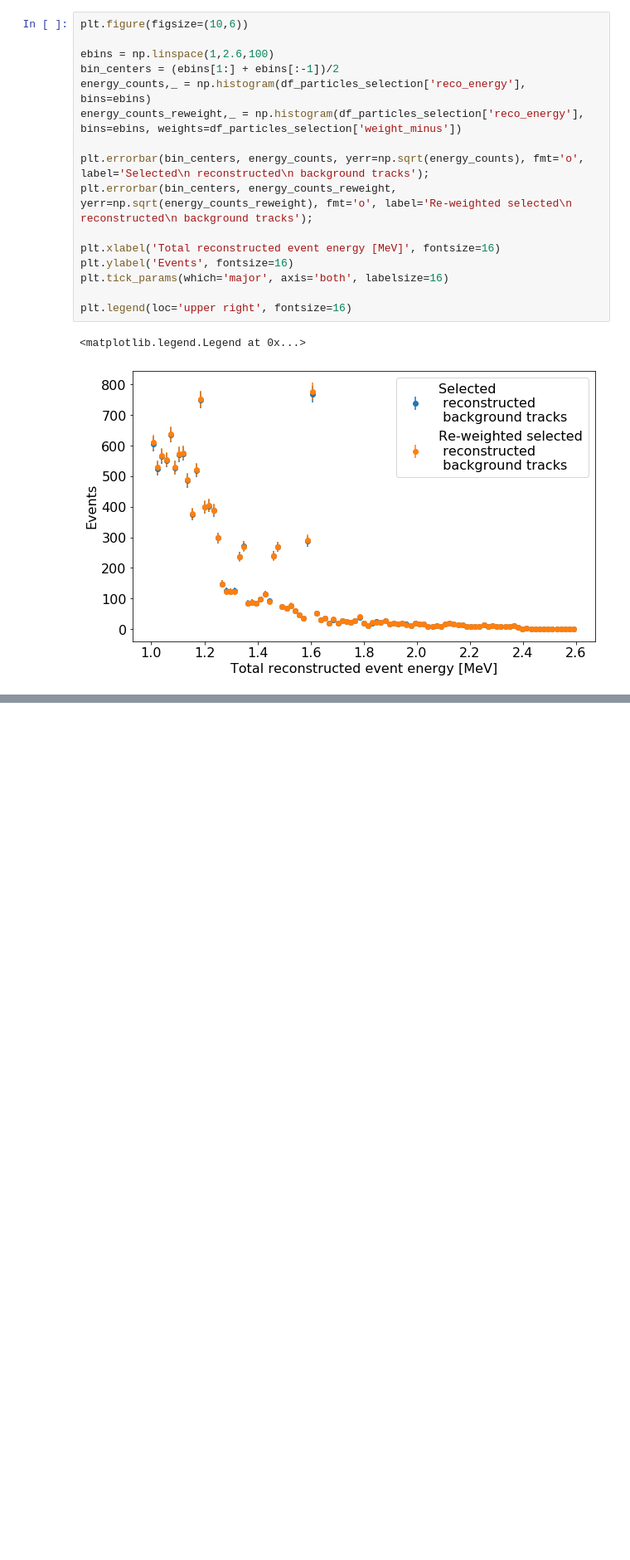
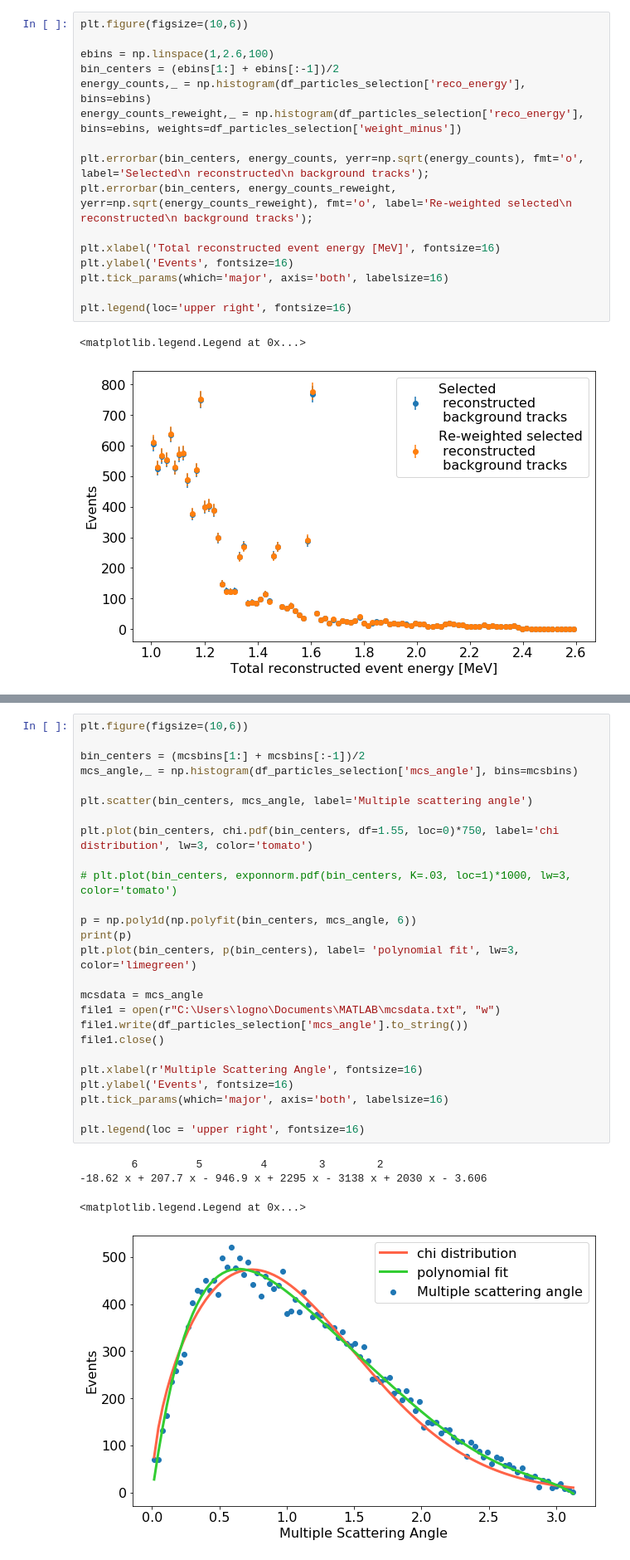
Before and after one commit to k-woodruff/bb2nu, a Jupyter notebook: bb2nu_BG_distribution.ipynb, the cells around one changed output, grey strips where cells are left out. Shown at 83% size. Saved outputs shown, nothing was run; the diff lists cells and outputs as text; blank space fills up the shorter version.

```diff
--- a/bb2nu_BG_distribution.ipynb
+++ b/bb2nu_BG_distribution.ipynb
@@ -454,3 +516,34 @@ Uncertainty: 0.27373761177524064
+# %%
+plt.figure(figsize=(10,6))
+
+bin_centers = (mcsbins[1:] + mcsbins[:-1])/2
+mcs_angle,_ = np.histogram(df_particles_selection['mcs_angle'], bins=mcsbins)
+
+plt.scatter(bin_centers, mcs_angle, label='Multiple scattering angle')
+
+plt.plot(bin_centers, chi.pdf(bin_centers, df=1.55, loc=0)*750, label='chi distribution', lw=3, color='tomato')
+
+# plt.plot(bin_centers, exponnorm.pdf(bin_centers, K=.03, loc=1)*1000, lw=3, color='tomato')
+
+p = np.poly1d(np.polyfit(bin_centers, mcs_angle, 6))
+print(p)
+plt.plot(bin_centers, p(bin_centers), label= 'polynomial fit', lw=3, color='limegreen')
+
+mcsdata = mcs_angle
+file1 = open(r"C:\Users\logno\Documents\MATLAB\mcsdata.txt", "w")
+file1.write(df_particles_selection['mcs_angle'].to_string())
+file1.close()
+
+plt.xlabel(r'Multiple Scattering Angle', fontsize=16)
+plt.ylabel('Events', fontsize=16)
+plt.tick_params(which='major', axis='both', labelsize=16)
+
+plt.legend(loc = 'upper right', fontsize=16)
+# %% [output]
+        6         5         4        3        2
+-18.62 x + 207.7 x - 946.9 x + 2295 x - 3138 x + 2030 x - 3.606
+<matplotlib.legend.Legend at 0x...>
+[figure, added]
 # %%
 plt.figure(figsize=(10,6))
 
```
Also changed, not shown: parts of 6 cells of this notebook.
